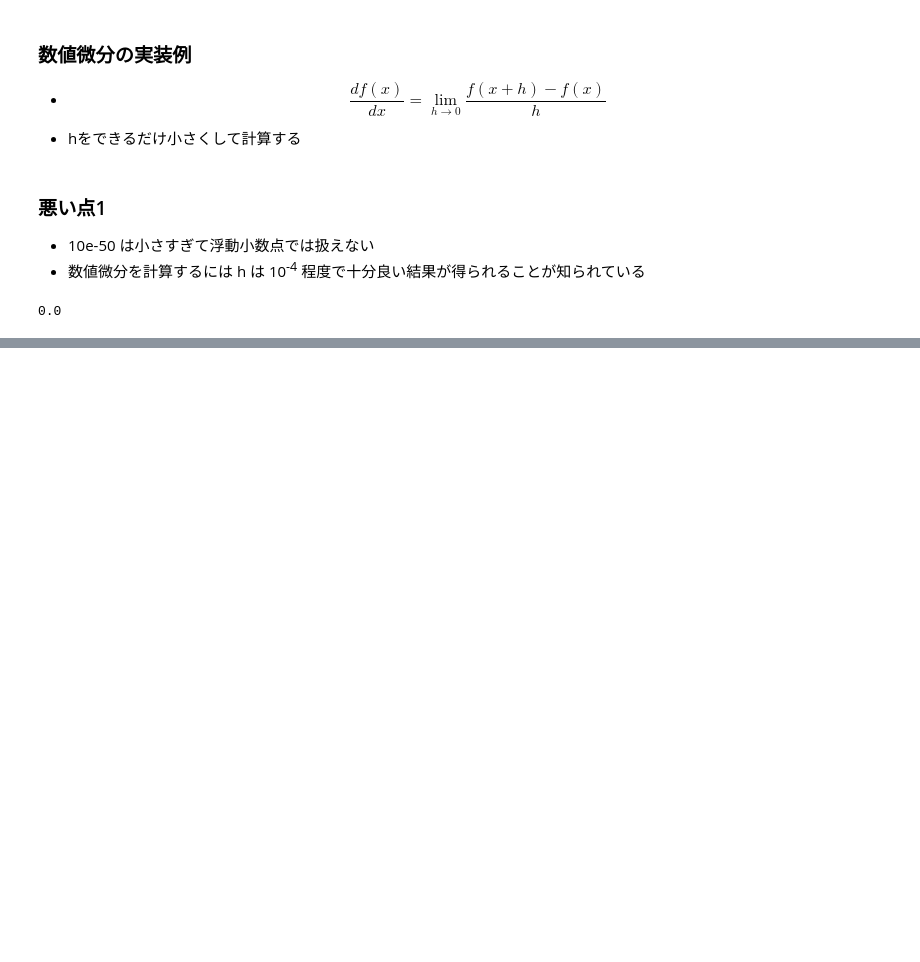
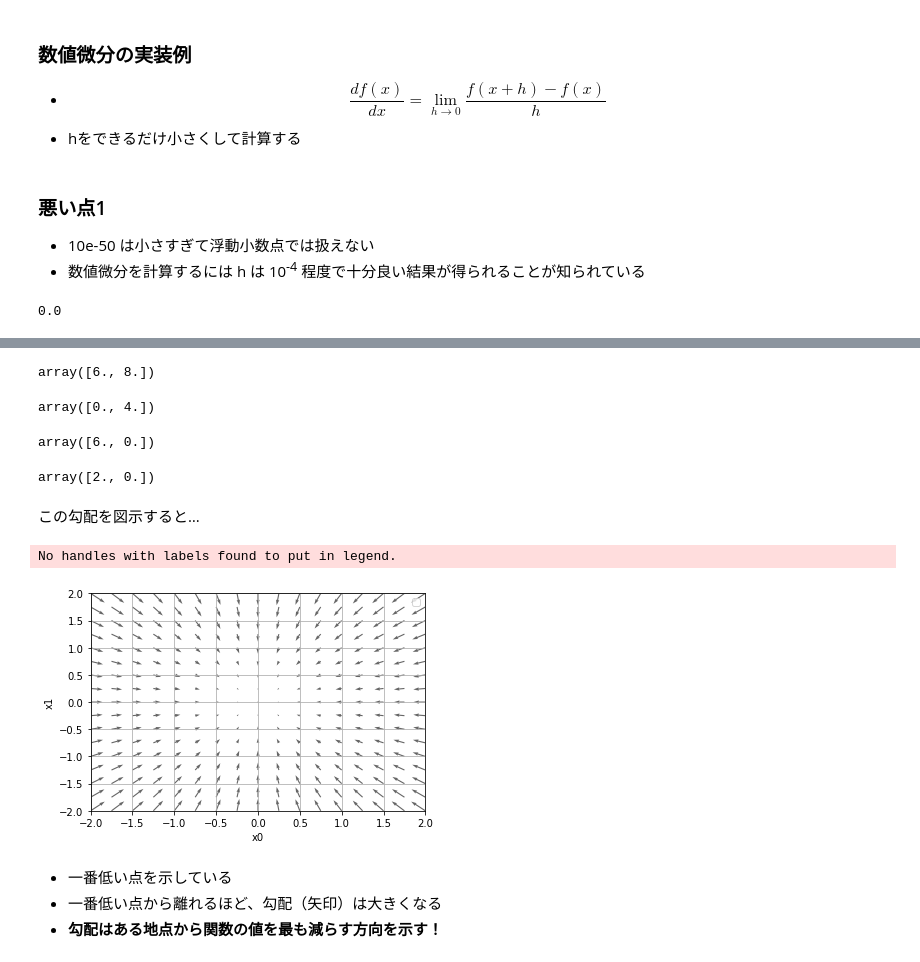
Before and after one commit to soyori/deep-learning-from-scratch, a Jupyter notebook: ch04/4.3_4.4.ipynb, the cells around one changed output, grey strips where cells are left out. Drawn from its saved outputs; the diff is of its cells as text; code cells hidden in the pictures; blank space fills up the shorter version.

```diff
--- a/ch04/4.3_4.4.ipynb
+++ b/ch04/4.3_4.4.ipynb
@@ -42,0 +214,27 @@ def numerical_diff(f, x):
+# %%
+numerical_gradient(function_2, np.array([3., 4.]))
+# %% [output]
+array([6., 8.])
+# %%
+numerical_gradient(function_2, np.array([0., 2.]))
+# %% [output]
+array([0., 4.])
+# %%
+numerical_gradient(function_2, np.array([3., 0.]))
+# %% [output]
+array([6., 0.])
+# %%
+numerical_gradient(function_2, np.array([1., 0.]))
+# %% [output]
+array([2., 0.])
+# %% [markdown]
+この勾配を図示すると…
+# %%
+show_fig2()
+# %% [output]
+No handles with labels found to put in legend.
+[figure, added]
+# %% [markdown]
+- 一番低い点を示している
+- 一番低い点から離れるほど、勾配（矢印）は大きくなる
+- **勾配はある地点から関数の値を最も減らす方向を示す！**
```
Also changed, not shown: parts of 33 cells of this notebook, 2 other files.
